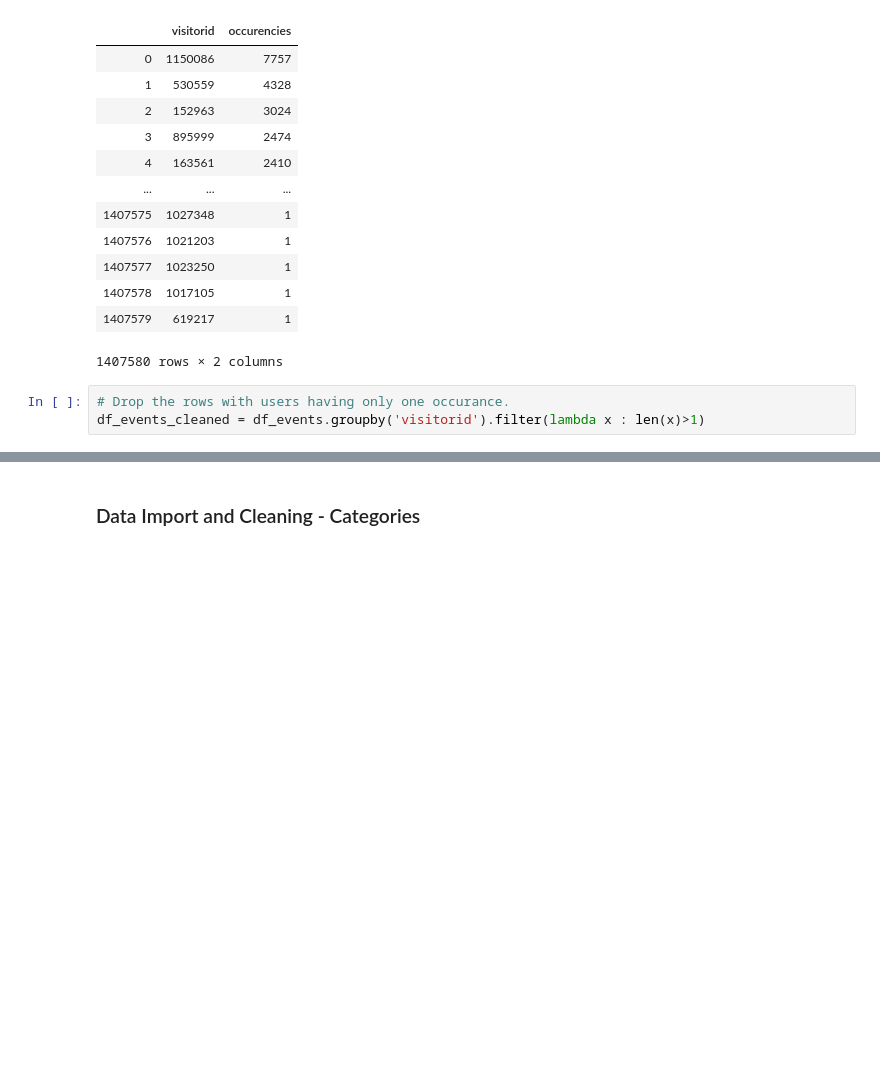
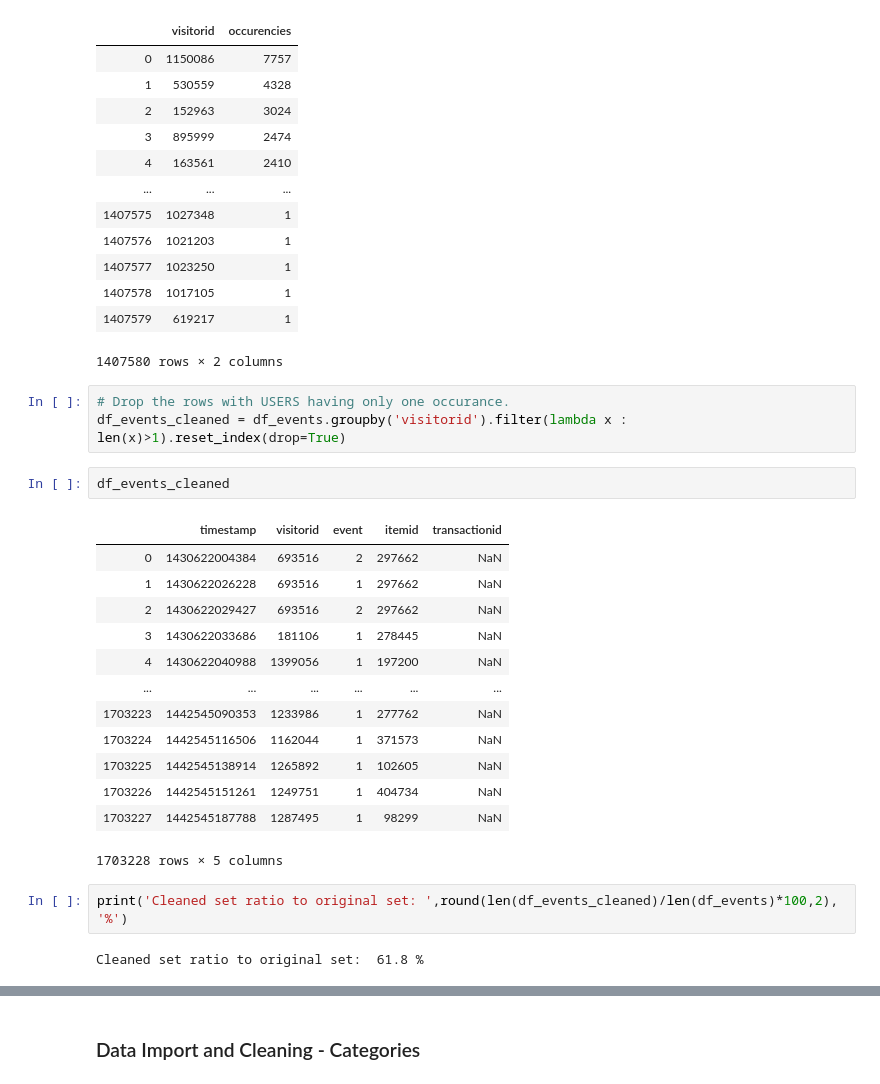
Before and after one commit to Konstantin-Orlovskiy/MSc-Project-Ecommerce, a Jupyter notebook: RetailRocket_Orgnl/MAIN notebook.ipynb, the cells around one changed output, grey strips where cells are left out. Saved outputs shown, nothing was run; the diff lists cells and outputs as text; blank space fills up the shorter version.

```diff
--- a/RetailRocket_Orgnl/MAIN notebook.ipynb
+++ b/RetailRocket_Orgnl/MAIN notebook.ipynb
@@ -112,5 +112,25 @@ visitor_occurencies
 | 1407579 | 619217 | 1 |
 1407580 rows × 2 columns
 # %%
-# Drop the rows with users having only one occurance.
-df_events_cleaned = df_events.groupby('visitorid').filter(lambda x : len(x)>1)
+# Drop the rows with USERS having only one occurance.
+df_events_cleaned = df_events.groupby('visitorid').filter(lambda x : len(x)>1).reset_index(drop=True)
+# %%
+df_events_cleaned
+# %% [output]
+|  | timestamp | visitorid | event | itemid | transactionid |
+| 0 | 1430622004384 | 693516 | 2 | 297662 | NaN |
+| 1 | 1430622026228 | 693516 | 1 | 297662 | NaN |
+| 2 | 1430622029427 | 693516 | 2 | 297662 | NaN |
+| 3 | 1430622033686 | 181106 | 1 | 278445 | NaN |
+| 4 | 1430622040988 | 1399056 | 1 | 197200 | NaN |
+| ... | ... | ... | ... | ... | ... |
+| 1703223 | 1442545090353 | 1233986 | 1 | 277762 | NaN |
+| 1703224 | 1442545116506 | 1162044 | 1 | 371573 | NaN |
+| 1703225 | 1442545138914 | 1265892 | 1 | 102605 | NaN |
+| 1703226 | 1442545151261 | 1249751 | 1 | 404734 | NaN |
+| 1703227 | 1442545187788 | 1287495 | 1 | 98299 | NaN |
+1703228 rows × 5 columns
+# %%
+print('Cleaned set ratio to original set: ',round(len(df_events_cleaned)/len(df_events)*100,2), '%')
+# %% [output]
+Cleaned set ratio to original set:  61.8 %
```
Also changed, not shown: parts of 20 cells of this notebook, 1 other file.
